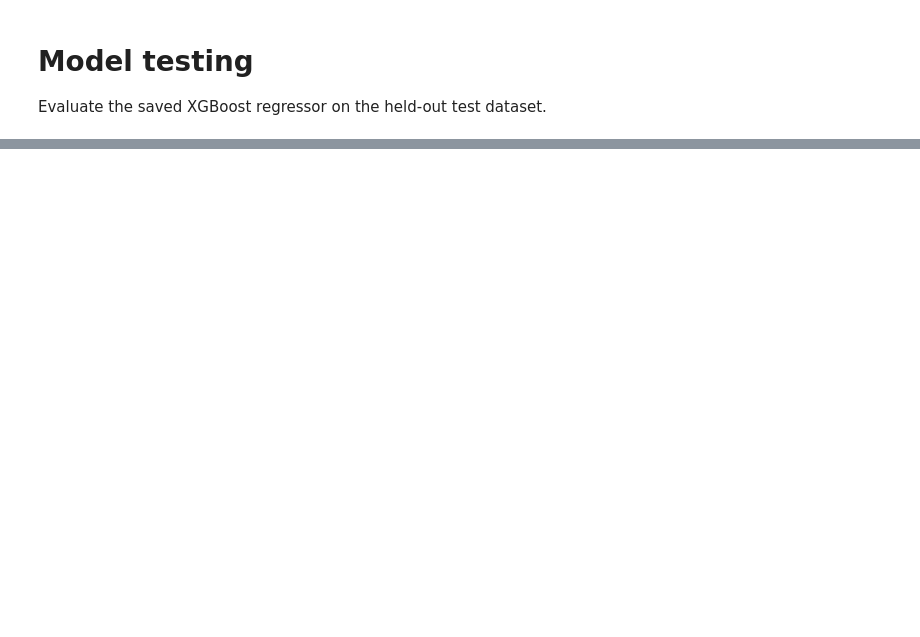
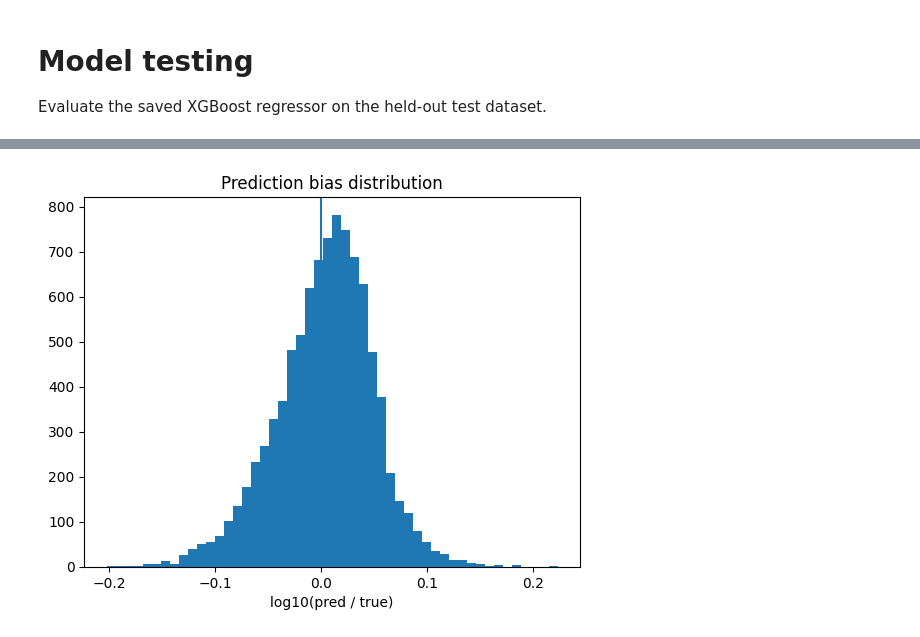
Before and after one commit to ande310g/imdb, a Jupyter notebook: src/Testing.ipynb, the cells around one changed output, grey strips where cells are left out. Saved outputs shown, nothing was run; the diff lists cells and outputs as text; code cells hidden in the pictures; blank space fills up the shorter version.

```diff
--- a/src/Testing.ipynb
+++ b/src/Testing.ipynb
@@ -63,0 +91,10 @@ top_10_features = (
+# %%
+ratio = y_pred / (y_true + 1e-9)
+plt.figure()
+plt.hist(np.log10(ratio), bins=50)
+plt.axvline(0)  # log10(1)
+plt.xlabel("log10(pred / true)")
+plt.title("Prediction bias distribution")
+plt.show()
+# %% [output]
+[figure, added]
```
Also changed, not shown: parts of 9 cells of this notebook, 5 other files.
